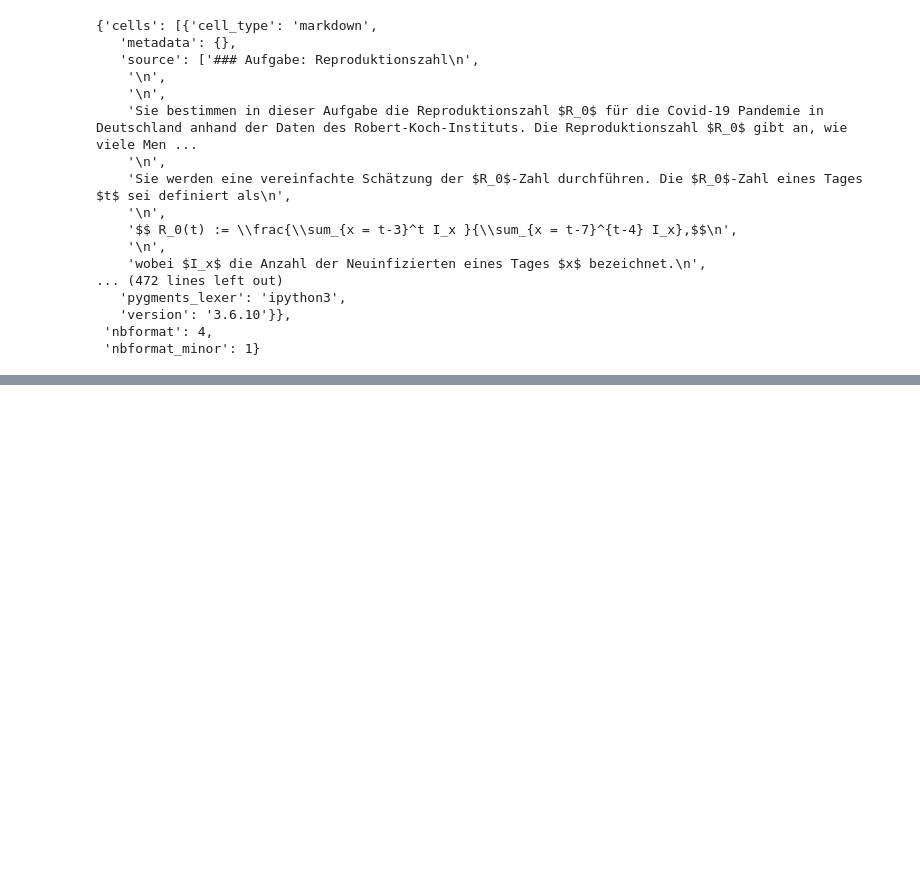
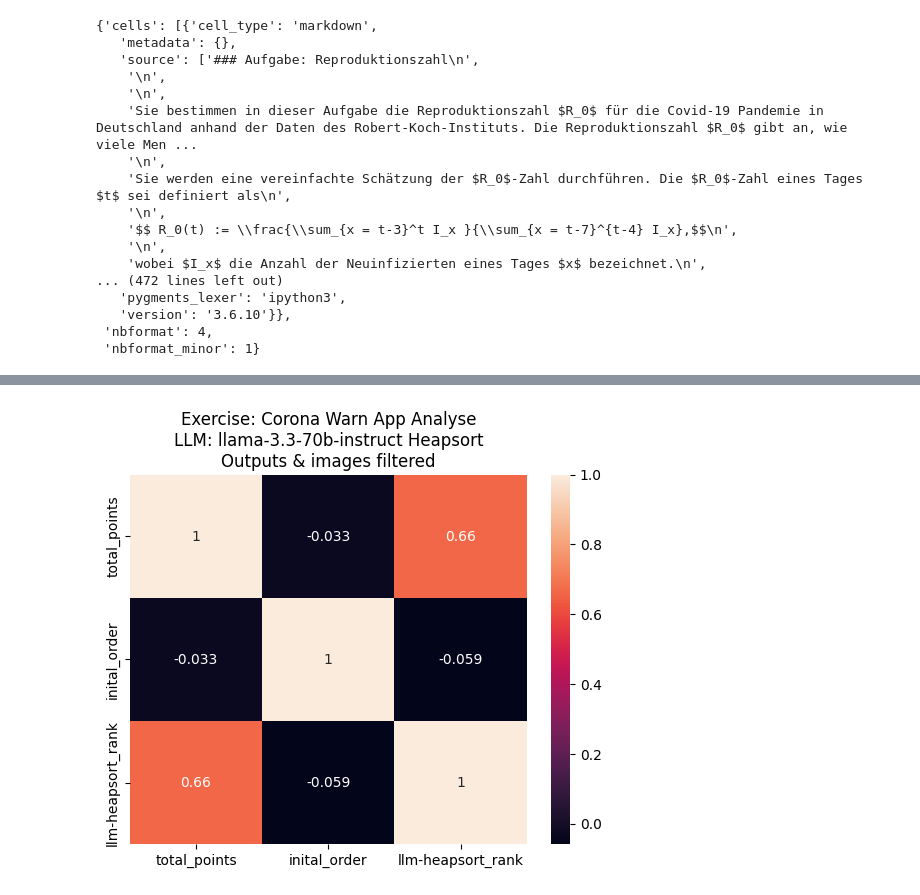
Before and after one commit to cortex359/matse-aachen.seminararbeit, a Jupyter notebook: parse.ipynb, the cells around one changed output, grey strips where cells are left out. Drawn from its saved outputs; the diff is of its cells as text; code cells hidden in the pictures; blank space fills up the shorter version.

```diff
--- a/parse.ipynb
+++ b/parse.ipynb
@@ -331,0 +386,23 @@ rp_data['88a6']
+# %%
+from copy import deepcopy
+def filter_output_cells(data_array):
+    """Removes the output of code cells."""
+    data = deepcopy(data_array)
+    for k, v in data.items():
+        for i, cell in enumerate(v['cells']):
+            if cell['cell_type'] == 'code' and 'outputs' in cell:
+                #print(cell['outputs'])
+                data[k]['cells'][i]['outputs'] = []
+    return data
+
+cw_data_filterd = filter_output_cells(cw_data)
+
+def sort_f4(d1, d2):
+    systemprompt = """You are given two Jupyter notebooks (Notebook A and Notebook B), each containing exercises and solutions. Determine which notebook contains the better solutions. A good solution should be correct, accurate and complete. Which notebook is the better one? Output ONLY "Notebook A" or "Notebook B"."""
+
+    return sort_function(d1, d2, cw_data_filterd, systemprompt)
+
+check_idxs = list(cw_data.keys())
+random.shuffle(check_idxs)
+
+cw_data_sorted = heapsort(check_idxs, sort_f4)
@@ -331,0 +427,12 @@ rp_data['88a6']
+# %%
+df = corona_warn_app_analyse_points.loc[:, ['id', 'total_points']]
+
+df['inital_order'] = df['id'].map(lambda x: check_idxs.index(x))
+df['llm-heapsort_rank'] = df['id'].map(lambda x: cw_data_sorted[::1].index(x))
+df.set_index('id', inplace=True)
+
+plt.title("Exercise: Corona Warn App Analyse\nLLM: llama-3.3-70b-instruct Heapsort\nOutputs & images filtered")
+sns.heatmap(df.corr(method='kendall'), annot=True)
+plt.show()
+# %% [output]
+[figure, added]
```
Also changed, not shown: parts of 12 cells of this notebook, 2 other files.
